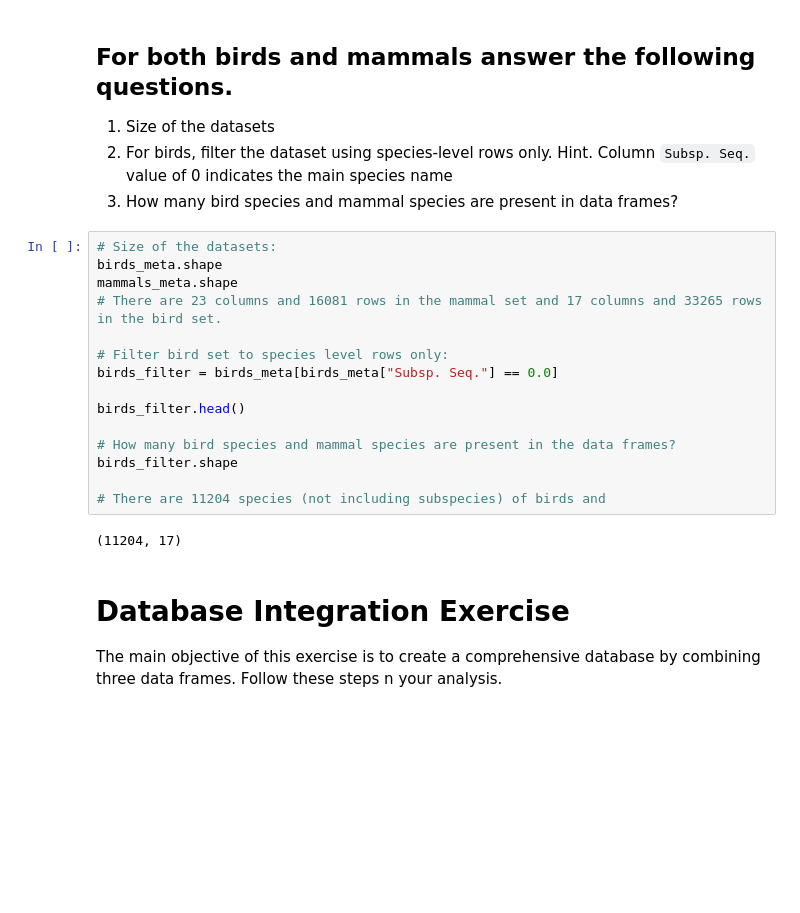
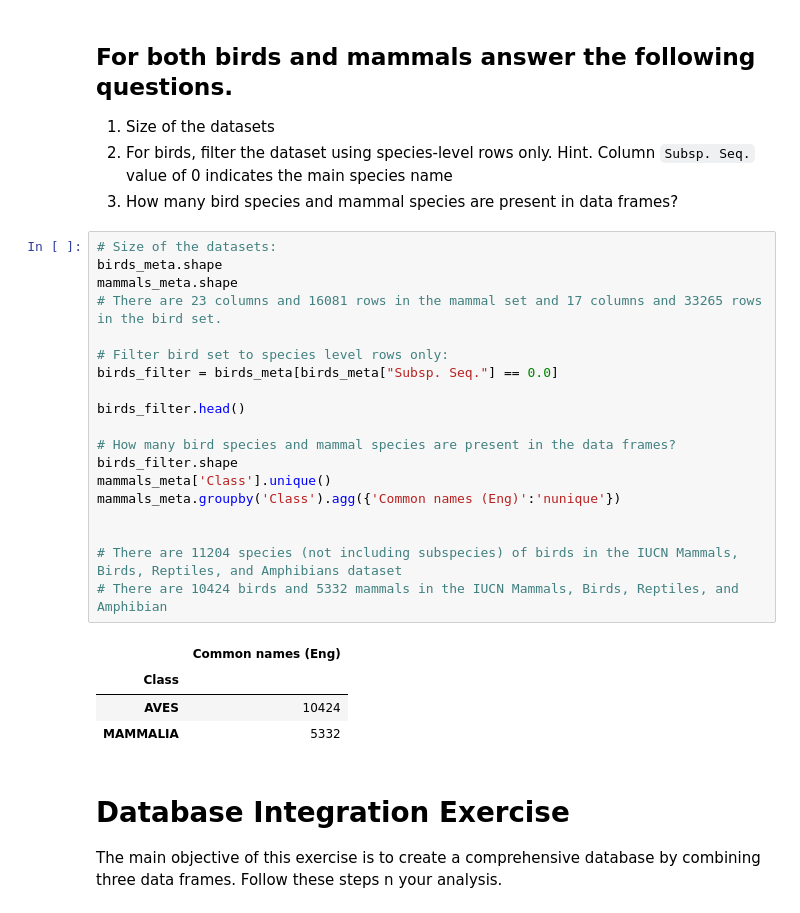
Before and after one commit to howellery/MPM_200_Howell, a Jupyter notebook: Code/MPM200_Session9_HW_EHowell.ipynb, the cells around one changed output. Cells and saved outputs as stored; diff of their text form; blank space fills up the shorter version.

```diff
--- a/Code/MPM200_Session9_HW_EHowell.ipynb
+++ b/Code/MPM200_Session9_HW_EHowell.ipynb
@@ -192,20 +192,27 @@ mammals_meta.head()
 # %%
 # Size of the datasets:
 birds_meta.shape
 mammals_meta.shape
 # There are 23 columns and 16081 rows in the mammal set and 17 columns and 33265 rows in the bird set.
 
 # Filter bird set to species level rows only:
 birds_filter = birds_meta[birds_meta["Subsp. Seq."] == 0.0]
 
 birds_filter.head()
 
 # How many bird species and mammal species are present in the data frames?
 birds_filter.shape
+mammals_meta['Class'].unique()
+mammals_meta.groupby('Class').agg({'Common names (Eng)':'nunique'})
 
-# There are 11204 species (not including subspecies) of birds and
+
+# There are 11204 species (not including subspecies) of birds in the IUCN Mammals, Birds, Reptiles, and Amphibians dataset
+# There are 10424 birds and 5332 mammals in the IUCN Mammals, Birds, Reptiles, and Amphibian
 # %% [output]
-(11204, 17)
+|  | Common names (Eng) |
+| Class |  |
+| AVES | 10424 |
+| MAMMALIA | 5332 |
 # %% [markdown]
 # Database Integration Exercise
 The main objective of this exercise is to create a comprehensive database by combining three data frames. Follow these steps  n your analysis.
```
